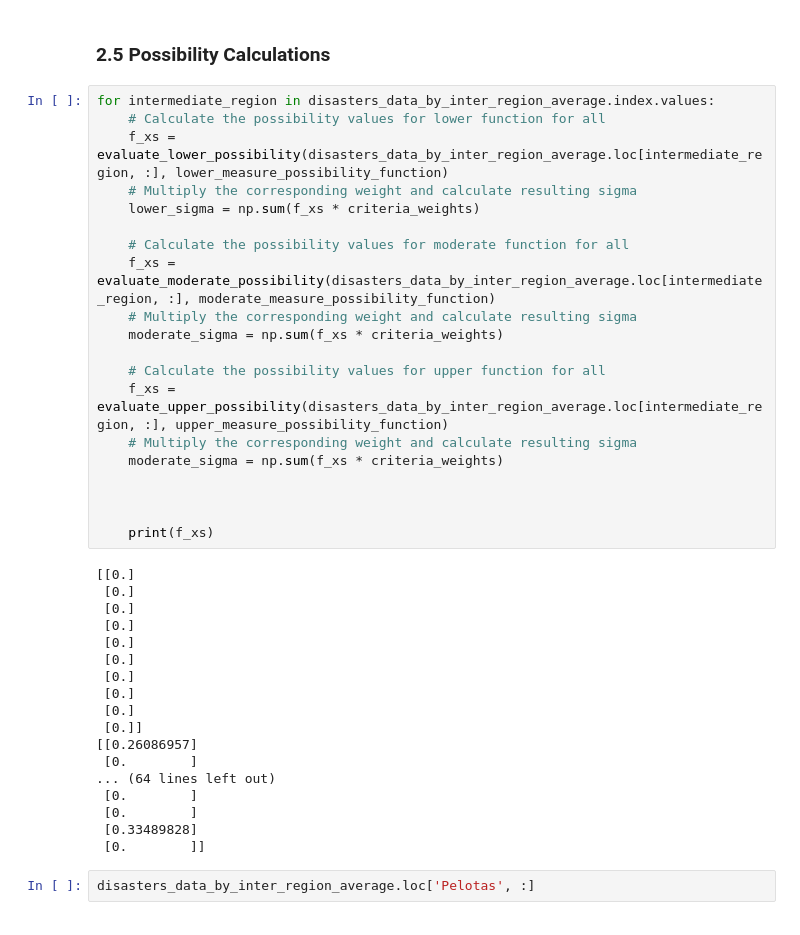
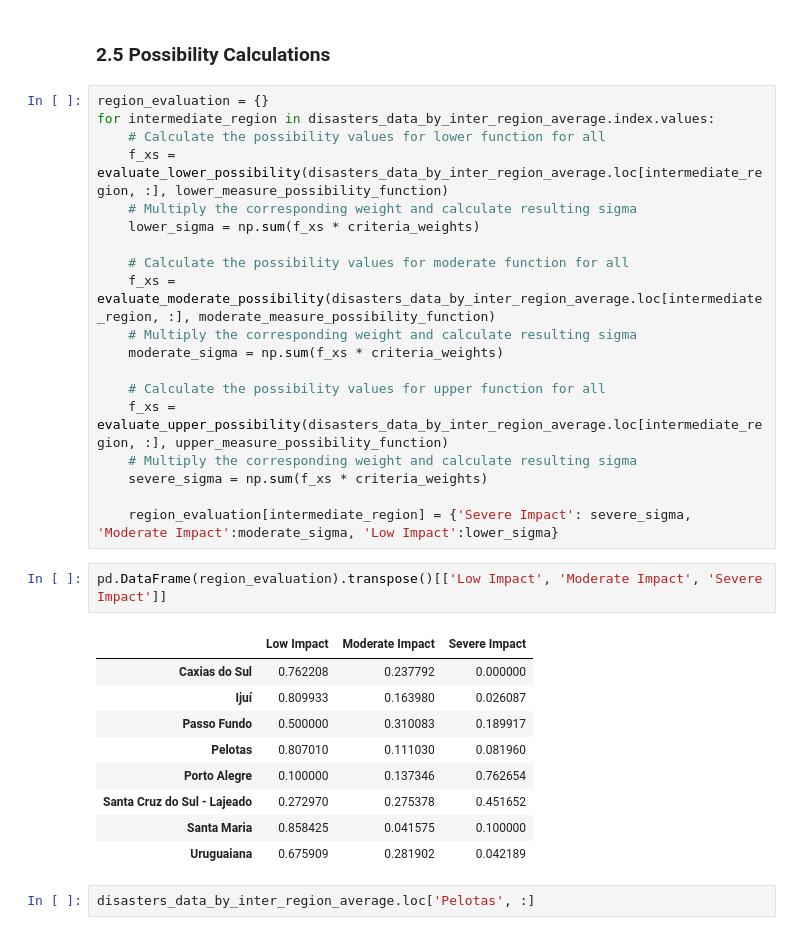
Before and after one commit to Pedro4064/Grey-Systems---Natural-Desaster-Assesment, a Jupyter notebook: Src/grey_clustering.ipynb, the cells around one changed output. Cells and saved outputs as stored; diff of their text form.

Commit message:
[IMPLEMENTED] Region Evaluation pivot table

```diff
--- a/Src/grey_clustering.ipynb
+++ b/Src/grey_clustering.ipynb
@@ -125,6 +125,7 @@ criteria_weights_table
 # %% [markdown]
 ### 2.5 Possibility Calculations
 # %%
+region_evaluation = {}
 for intermediate_region in disasters_data_by_inter_region_average.index.values:
     # Calculate the possibility values for lower function for all
     f_xs = evaluate_lower_possibility(disasters_data_by_inter_region_average.loc[intermediate_region, :], lower_measure_possibility_function)
@@ -139,29 +140,21 @@ for intermediate_region in disasters_data_by_inter_region_average.index.values:
     # Calculate the possibility values for upper function for all
     f_xs = evaluate_upper_possibility(disasters_data_by_inter_region_average.loc[intermediate_region, :], upper_measure_possibility_function)
     # Multiply the corresponding weight and calculate resulting sigma
-    moderate_sigma = np.sum(f_xs * criteria_weights)
+    severe_sigma = np.sum(f_xs * criteria_weights)
 
-
-
-    print(f_xs)
+    region_evaluation[intermediate_region] = {'Severe Impact': severe_sigma, 'Moderate Impact':moderate_sigma, 'Low Impact':lower_sigma}
-# %% [output]
-[[0.]
- [0.]
- [0.]
- [0.]
- [0.]
- [0.]
- [0.]
- [0.]
- [0.]
- [0.]]
-[[0.26086957]
- [0.        ]
-... (64 lines left out)
- [0.        ]
- [0.        ]
- [0.33489828]
- [0.        ]]
+# %%
+pd.DataFrame(region_evaluation).transpose()[['Low Impact', 'Moderate Impact', 'Severe Impact']]
+# %% [output]
+|  | Low Impact | Moderate Impact | Severe Impact |
+| Caxias do Sul | 0.762208 | 0.237792 | 0.000000 |
+| Ijuí | 0.809933 | 0.163980 | 0.026087 |
+| Passo Fundo | 0.500000 | 0.310083 | 0.189917 |
+| Pelotas | 0.807010 | 0.111030 | 0.081960 |
+| Porto Alegre | 0.100000 | 0.137346 | 0.762654 |
+| Santa Cruz do Sul - Lajeado | 0.272970 | 0.275378 | 0.451652 |
+| Santa Maria | 0.858425 | 0.041575 | 0.100000 |
+| Uruguaiana | 0.675909 | 0.281902 | 0.042189 |
 # %%
 disasters_data_by_inter_region_average.loc['Pelotas', :]
 # %% [output]
```
